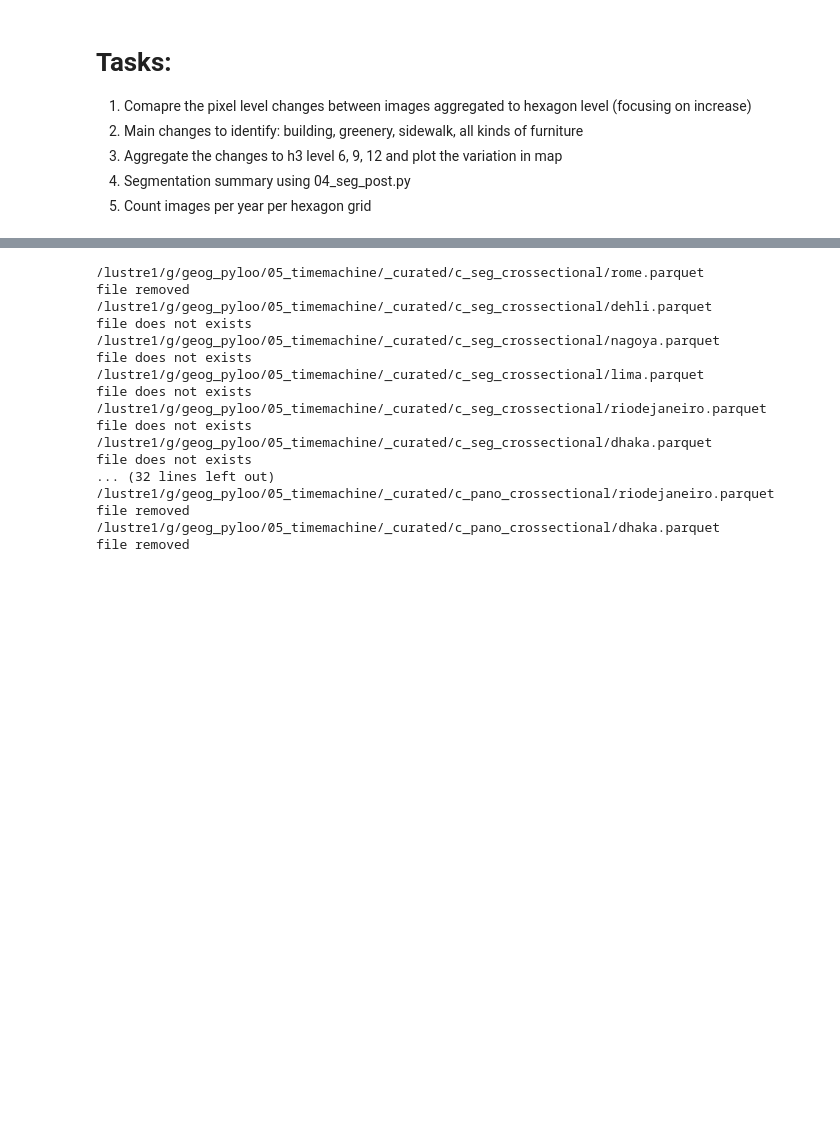
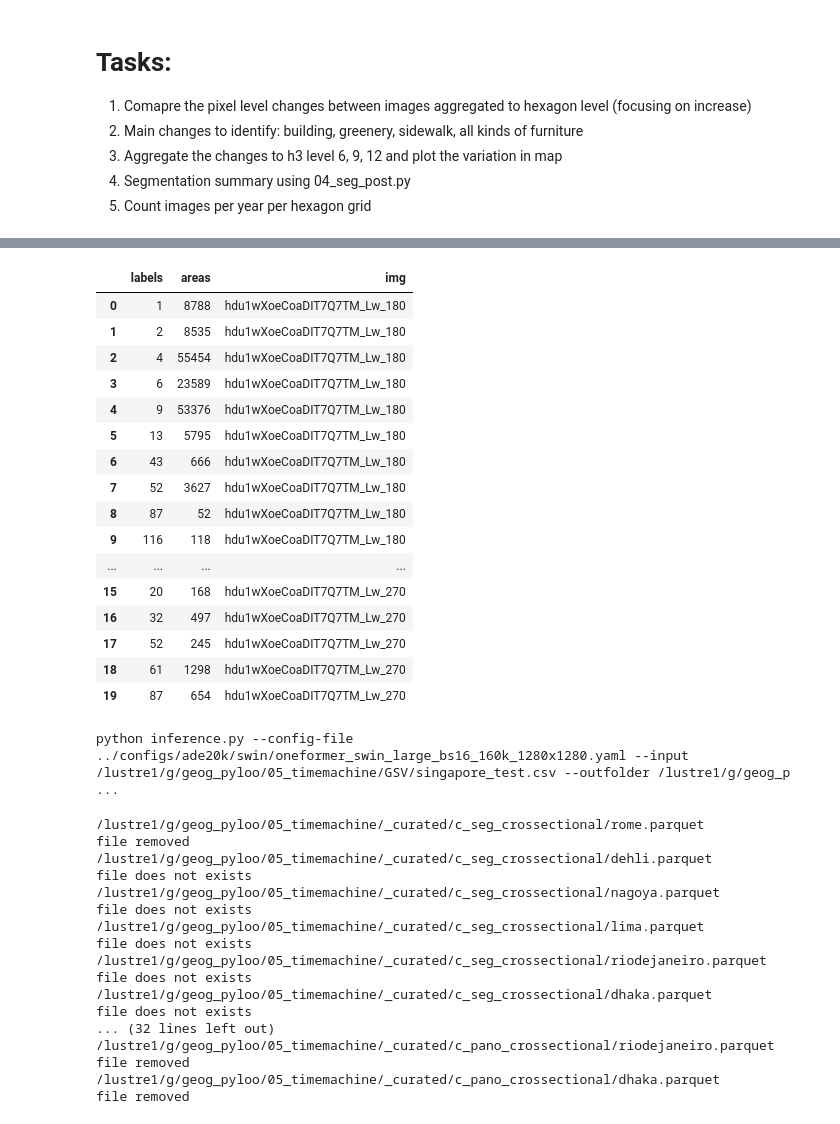
Before and after one commit to brookefzy/uvi-time-machine, a Jupyter notebook: _script/B-timemachine/04_summarize_segmentation.ipynb, the cells around one changed output, grey strips where cells are left out. Saved outputs shown, nothing was run; the diff lists cells and outputs as text; code cells hidden in the pictures; blank space fills up the shorter version.

```diff
--- a/_script/B-timemachine/04_summarize_segmentation.ipynb
+++ b/_script/B-timemachine/04_summarize_segmentation.ipynb
@@ -216,3 +242,36 @@ def main():
+# %%
+results = pd.read_csv("/lustre1/g/geog_pyloo/05_timemachine/_curated/c_segment_test.csv/singapore_test_4_seg.csv")
+results
+# %% [output]
+|  | labels | areas | img |
+| 0 | 1 | 8788 | hdu1wXoeCoaDIT7Q7TM_Lw_180 |
+| 1 | 2 | 8535 | hdu1wXoeCoaDIT7Q7TM_Lw_180 |
+| 2 | 4 | 55454 | hdu1wXoeCoaDIT7Q7TM_Lw_180 |
+| 3 | 6 | 23589 | hdu1wXoeCoaDIT7Q7TM_Lw_180 |
+| 4 | 9 | 53376 | hdu1wXoeCoaDIT7Q7TM_Lw_180 |
+| 5 | 13 | 5795 | hdu1wXoeCoaDIT7Q7TM_Lw_180 |
+| 6 | 43 | 666 | hdu1wXoeCoaDIT7Q7TM_Lw_180 |
+| 7 | 52 | 3627 | hdu1wXoeCoaDIT7Q7TM_Lw_180 |
+| 8 | 87 | 52 | hdu1wXoeCoaDIT7Q7TM_Lw_180 |
+| 9 | 116 | 118 | hdu1wXoeCoaDIT7Q7TM_Lw_180 |
+| ... | ... | ... | ... |
+| 15 | 20 | 168 | hdu1wXoeCoaDIT7Q7TM_Lw_270 |
+| 16 | 32 | 497 | hdu1wXoeCoaDIT7Q7TM_Lw_270 |
+| 17 | 52 | 245 | hdu1wXoeCoaDIT7Q7TM_Lw_270 |
+| 18 | 61 | 1298 | hdu1wXoeCoaDIT7Q7TM_Lw_270 |
+| 19 | 87 | 654 | hdu1wXoeCoaDIT7Q7TM_Lw_270 |
+# %%
+# only infer these
+line = """
+python inference.py --config-file ../configs/ade20k/swin/oneformer_swin_large_bs16_160k_1280x1280.yaml \
+--input /lustre1/g/geog_pyloo/05_timemachine/GSV/singapore_test.csv \
+--outfolder /lustre1/g/geog_pyloo/05_timemachine/_curated/c_segment_test.csv \
+--task semantic \
+--opts MODEL.IS_TRAIN False MODEL.IS_DEMO True MODEL.WEIGHTS ../ckpt/1280x1280_250_16_swin_l_oneformer_ade20k_160k.pth
+"""
+print(line)
+# %% [output]
+python inference.py --config-file ../configs/ade20k/swin/oneformer_swin_large_bs16_160k_1280x1280.yaml --input /lustre1/g/geog_pyloo/05_timemachine/GSV/singapore_test.csv --outfolder /lustre1/g/geog_p ...
 # %%
 def get_seg_types():
     building = [0, 1, 25, 48]
```
Also changed, not shown: parts of 5 cells of this notebook, 30 other files.
